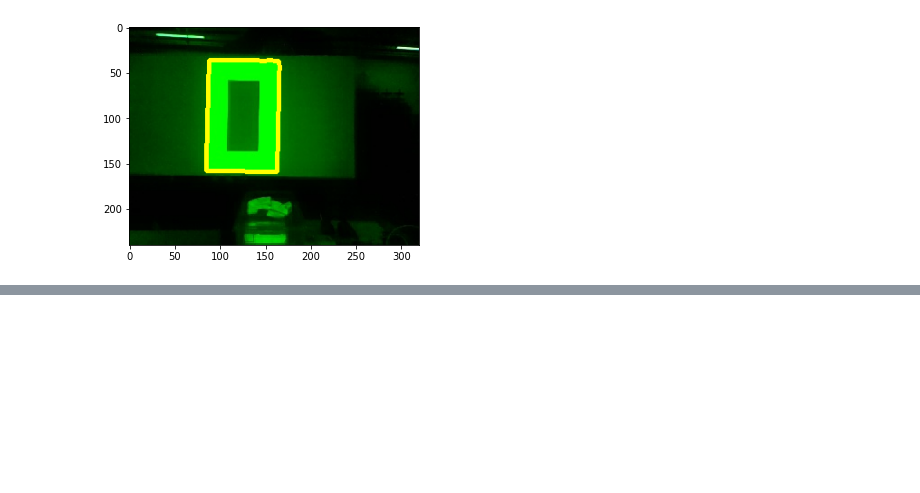
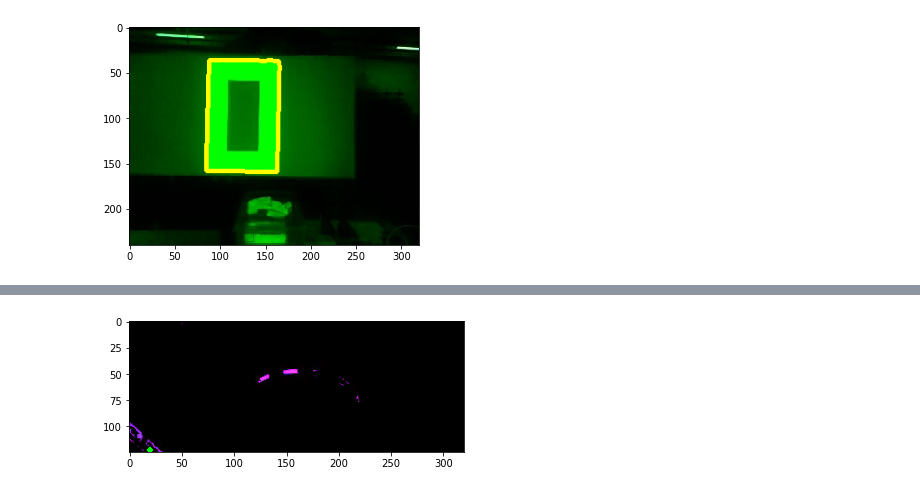
Before and after one commit to Tino-FRC-2473/FRC2022-SummerTraining, a Jupyter notebook: cv_robot_alignment.ipynb, the cells around one changed output, grey strips where cells are left out. Cells and saved outputs as stored; diff of their text form; code cells hidden in the pictures; blank space fills up the shorter version.

```diff
--- a/cv_robot_alignment.ipynb
+++ b/cv_robot_alignment.ipynb
@@ -61,0 +251,3 @@ TypeError: ignored
+# %%
+a("mid.jpeg")
+# %% [output]
@@ -61,0 +255 @@ TypeError: ignored
+[figure, added]
```
Also changed, not shown: parts of 13 cells of this notebook.
